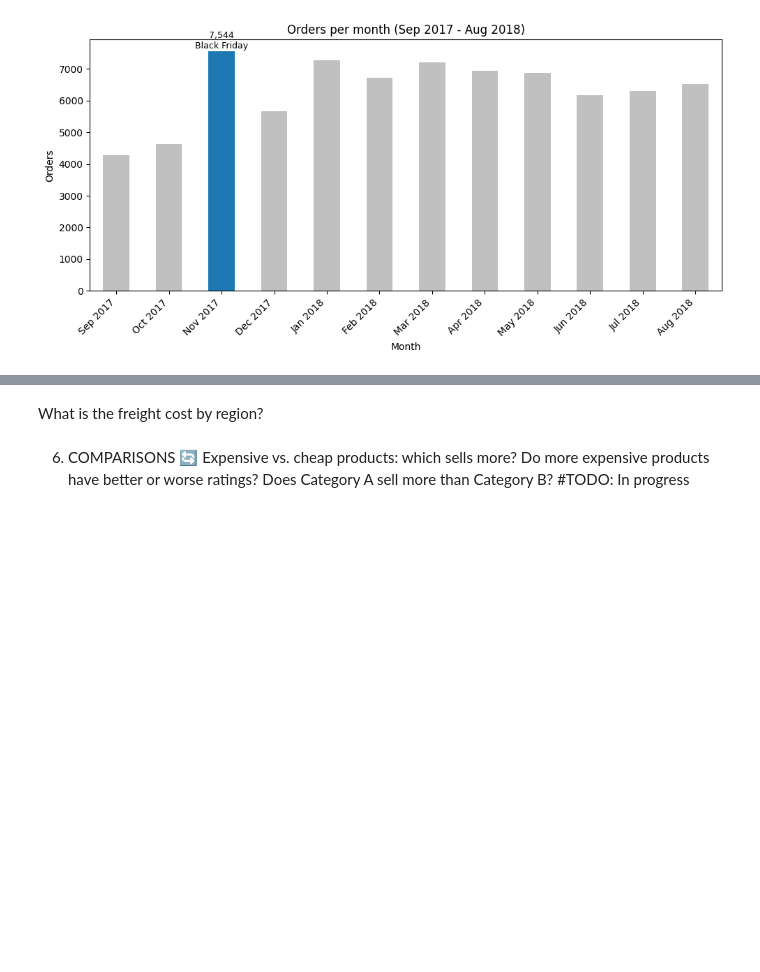
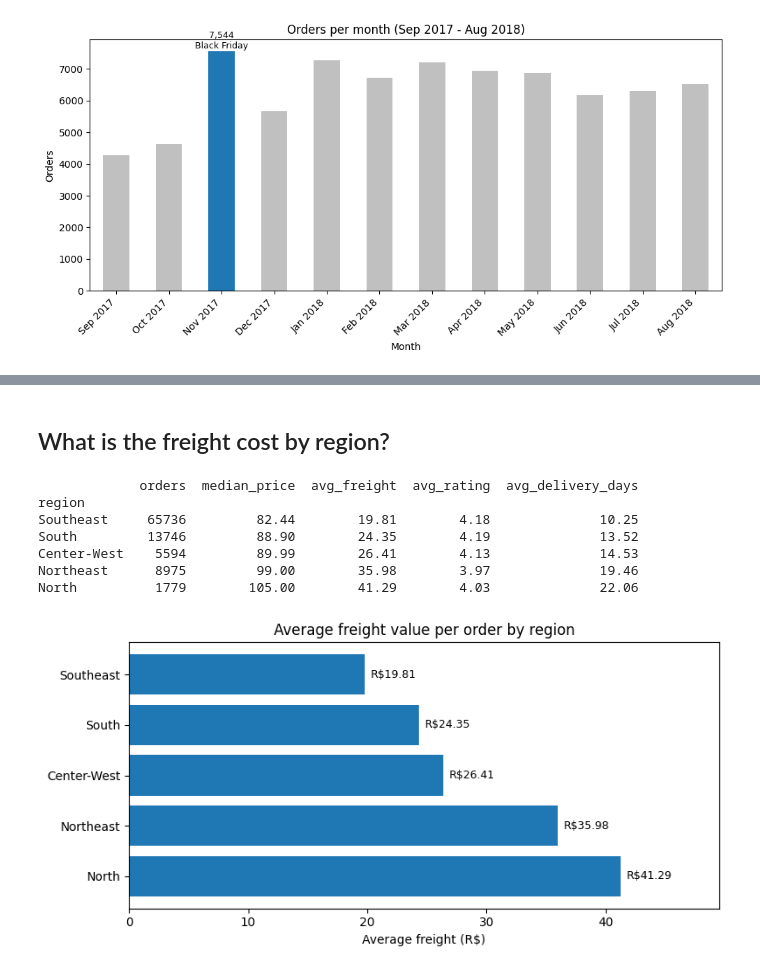
Before and after one commit to CrazySlots/data-engineering-portfolio, a Jupyter notebook: 01_data_exploration/proyecto_1_datasets.ipynb, the cells around one changed output, grey strips where cells are left out. Cells and saved outputs as stored; diff of their text form; code cells hidden in the pictures; blank space fills up the shorter version.

```diff
--- a/01_data_exploration/proyecto_1_datasets.ipynb
+++ b/01_data_exploration/proyecto_1_datasets.ipynb
@@ -667,12 +789,30 @@ Is there a difference in price/satisfaction by region?
 # %% [markdown]
-What is the freight cost by region?
+## What is the freight cost by region?
 # %%
 #What is the freight cost by region?
-#TODO: In progress
+print(df_region_summary)
+#Plot: average freight value by region
+#Reverse the order so the fastest region appears at the top (same order as the previous chart)
+plot_data=df_region_summary.iloc[::-1]
+
+fig, ax=plt.subplots(figsize=(8, 4))
+ax.barh(plot_data.index, plot_data['avg_freight'], color='tab:blue')
+
+#Value at the end of each bar
+for i, value in enumerate(plot_data['avg_freight']):
+    ax.text(value + 0.5, i, f'R${value:.2f}', va='center', fontsize=9)
+
+plt.title('Average freight value per order by region')
+plt.xlabel('Average freight (R$)')
+plt.xlim(0, plot_data['avg_freight'].max() * 1.2)  # Extra space for the labels
+plt.tight_layout()
+plt.show()
+# %% [output]
+             orders  median_price  avg_freight  avg_rating  avg_delivery_days
+region
+Southeast     65736         82.44        19.81        4.18              10.25
+South         13746         88.90        24.35        4.19              13.52
+Center-West    5594         89.99        26.41        4.13              14.53
+Northeast      8975         99.00        35.98        3.97              19.46
+North          1779        105.00        41.29        4.03              22.06
+[figure, added]
-# %% [markdown]
-
-6. COMPARISONS 🔄
-Expensive vs. cheap products: which sells more?
-Do more expensive products have better or worse ratings?
-Does Category A sell more than Category B?
-#TODO: In progress
```
Also changed, not shown: parts of 30 cells of this notebook, 2 other files.
